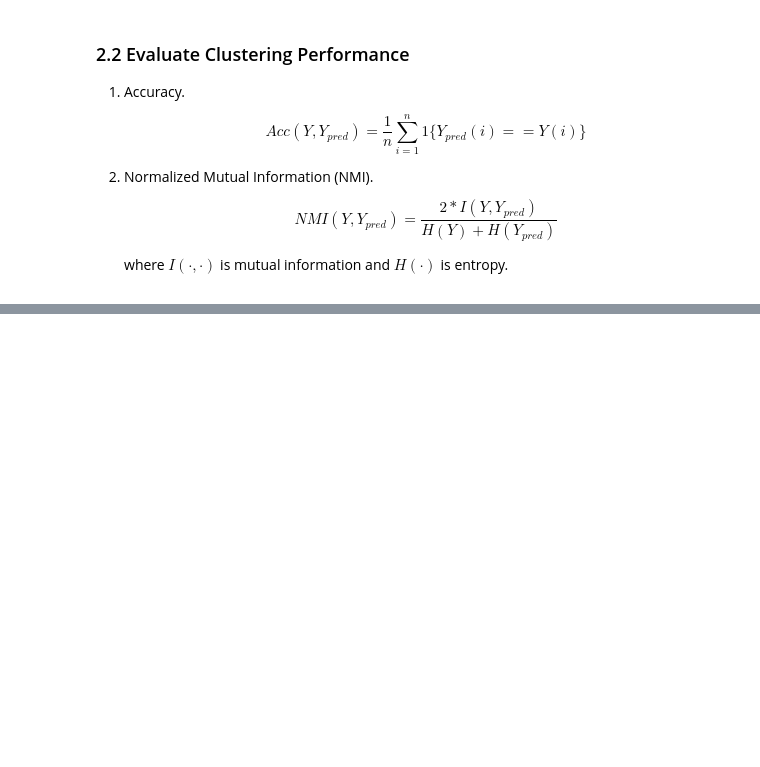
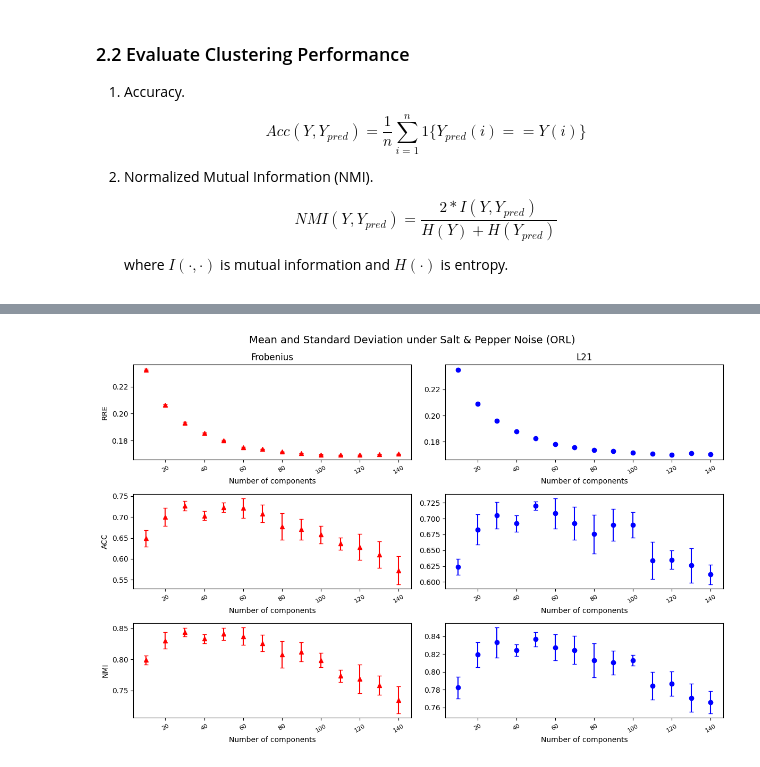
Before and after one commit to jbsaunders/comp5328-assignment-1, a Jupyter notebook: assignment1.ipynb, the cells around one changed output, grey strips where cells are left out. Cells and saved outputs as stored; diff of their text form; code cells hidden in the pictures; blank space fills up the shorter version.

```diff
--- a/assignment1.ipynb
+++ b/assignment1.ipynb
@@ -260,0 +1029,4 @@ Acc(NMI) = 0.5875 (0.7431)
+# %%
+plot_results_deviation(result_rank, x_label, labels, dataset="ORL")
+# %% [output]
+[figure, added]
```
Also changed, not shown: parts of 43 cells of this notebook, 5 other files.
